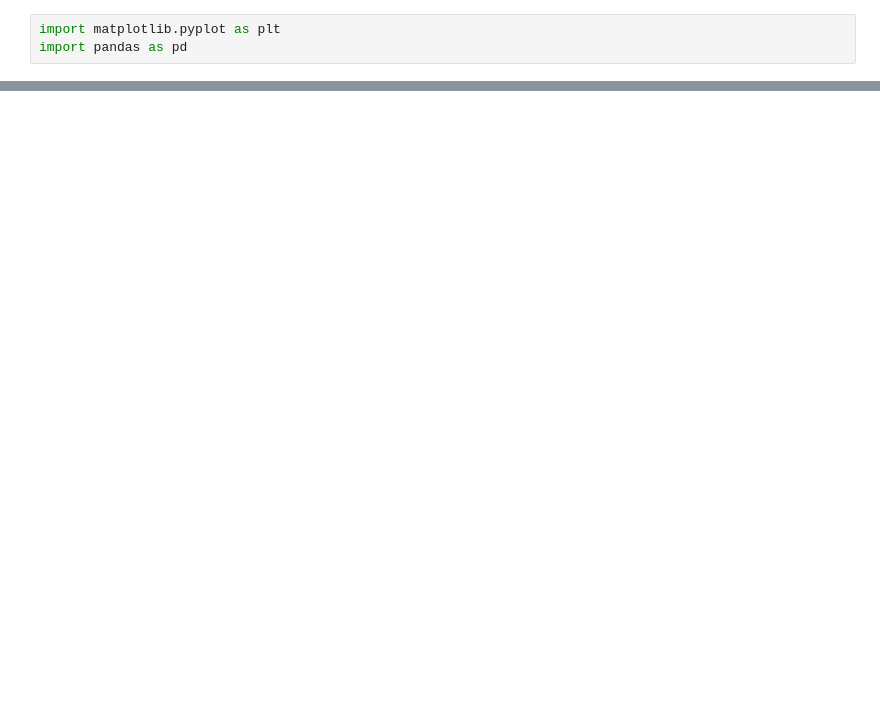
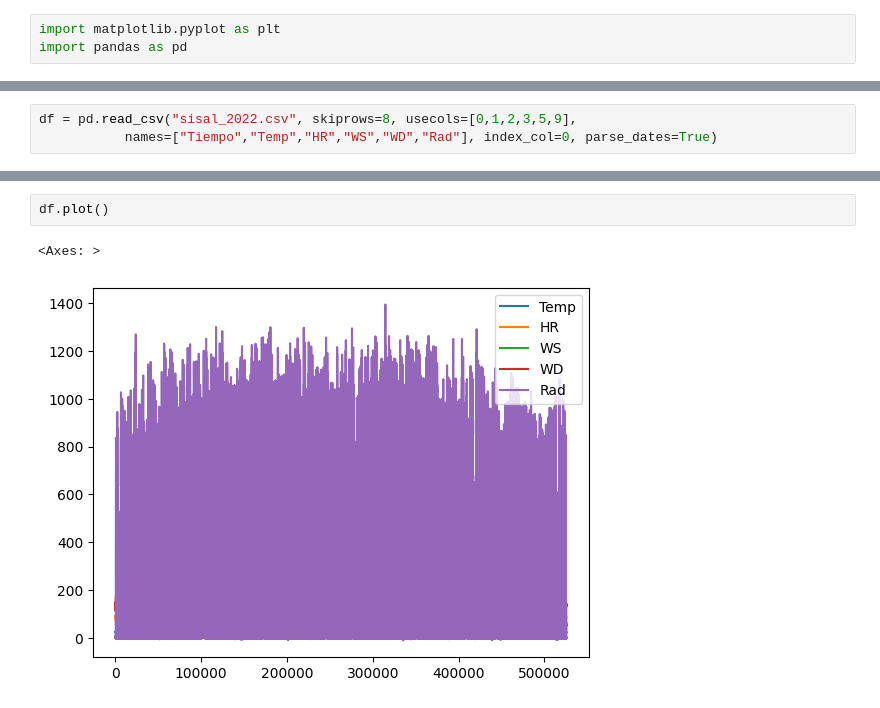
Before and after one commit to dcanulr/taller_python_uacam, a Jupyter notebook: 004_manipulacion_datos.ipynb, the cells around one changed output, grey strips where cells are left out. Cells and saved outputs as stored; diff of their text form; blank space fills up the shorter version.

```diff
--- a/004_manipulacion_datos.ipynb
+++ b/004_manipulacion_datos.ipynb
@@ -7,0 +4,3 @@ FileNotFoundError: [Errno 2] No such file or directory: 'sisal_2022.csv'
+# %%
+df = pd.read_csv("sisal_2022.csv", skiprows=8, usecols=[0,1,2,3,5,9],
+           names=["Tiempo","Temp","HR","WS","WD","Rad"], index_col=0, parse_dates=True)
@@ -7,0 +43,5 @@ FileNotFoundError: [Errno 2] No such file or directory: 'sisal_2022.csv'
+# %%
+df.plot()
+# %% [output]
+<Axes: >
+[figure, added]
```
Also changed, not shown: parts of 37 cells of this notebook, 1 other file.
